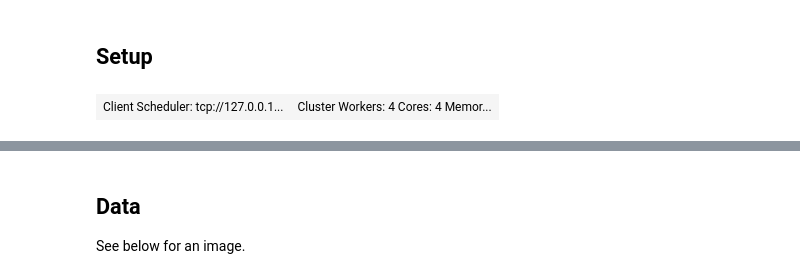
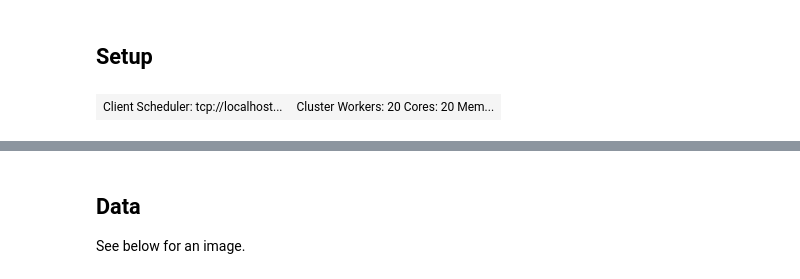
Before and after one commit to stsievert/dask-hyperband-comparison, a Jupyter notebook: image-denoising/Run-repeats.ipynb, the cells around one changed output, grey strips where cells are left out. Cells and saved outputs as stored; diff of their text form; code cells hidden in the pictures.

```diff
--- a/image-denoising/Run-repeats.ipynb
+++ b/image-denoising/Run-repeats.ipynb
@@ -22,12 +22,12 @@
 # %%
 import distributed
 from distributed import Client, LocalCluster
 #cluster = LocalCluster(n_workers=16)
 #client = Client(cluster)
-client = Client()#"localhost:8786")
+client = Client("localhost:8786")
 client
 # %% [output]
-| Client Scheduler: tcp://127.0.0.1... | Cluster Workers: 4 Cores: 4 Memor... |
+| Client Scheduler: tcp://localhost... | Cluster Workers: 20 Cores: 20 Mem... |
 # %%
 # import subprocess
 # def debug_loop():
```
Also changed, not shown: parts of 20 cells of this notebook, 4 other files.
